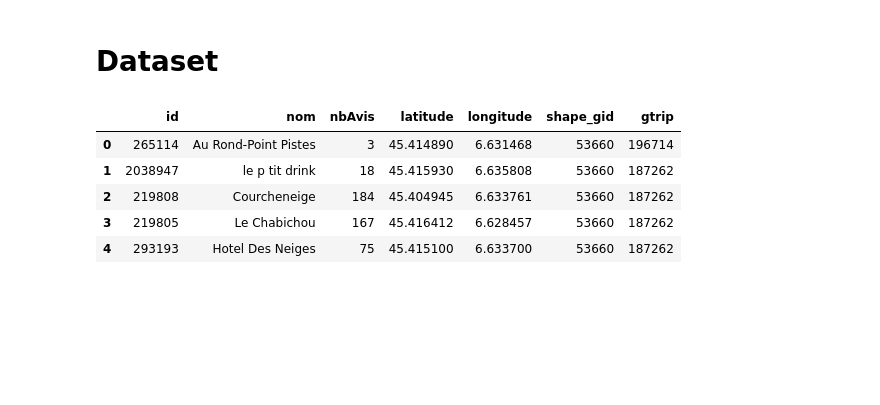
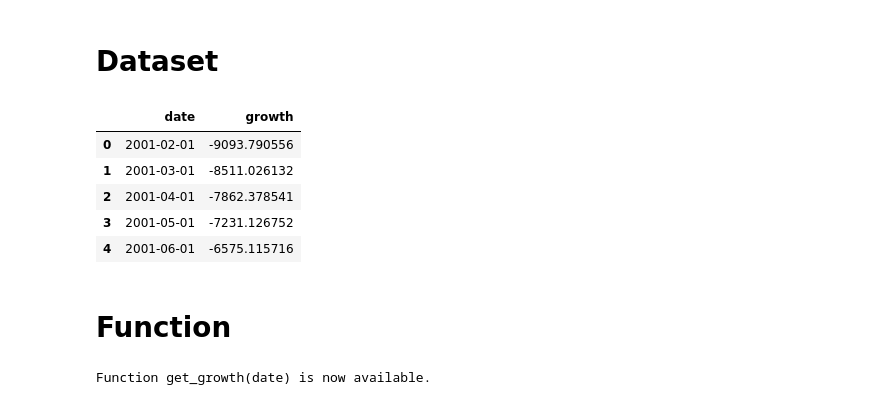
Before and after one commit to Yaskomega/TourismIndicator, a Jupyter notebook: growth_value.ipynb, the cells around one changed output. Drawn from its saved outputs; the diff is of its cells as text; code cells hidden in the pictures; blank space fills up the shorter version.

```diff
--- a/growth_value.ipynb
+++ b/growth_value.ipynb
@@ -9,12 +6,12 @@ import os
 # %% [markdown]
 # Dataset
 # %%
-df_places = pd.read_csv('./places_courchevel.csv')
-df_places.head()
+df_growth = pd.read_csv('./growth.csv')
+#df_growth.head()
 # %% [output]
-|  | id | nom | nbAvis | latitude | longitude | shape_gid | gtrip |
-| 0 | 265114 | Au Rond-Point Pistes | 3 | 45.414890 | 6.631468 | 53660 | 196714 |
-| 1 | 2038947 | le p tit drink | 18 | 45.415930 | 6.635808 | 53660 | 187262 |
-| 2 | 219808 | Courcheneige | 184 | 45.404945 | 6.633761 | 53660 | 187262 |
-| 3 | 219805 | Le Chabichou | 167 | 45.416412 | 6.628457 | 53660 | 187262 |
-| 4 | 293193 | Hotel Des Neiges | 75 | 45.415100 | 6.633700 | 53660 | 187262 |
+|  | date | growth |
+| 0 | 2001-02-01 | -9093.790556 |
+| 1 | 2001-03-01 | -8511.026132 |
+| 2 | 2001-04-01 | -7862.378541 |
+| 3 | 2001-05-01 | -7231.126752 |
+| 4 | 2001-06-01 | -6575.115716 |
@@ -28,0 +18,2 @@ day = 4
+# %% [markdown]
+# Function
@@ -28,0 +26,4 @@ day = 4
+# %%
+print("Function get_growth(date) is now available.")
+# %% [output]
+Function get_growth(date) is now available.
```
Also changed, not shown: parts of 5 cells of this notebook, 1 other file.
